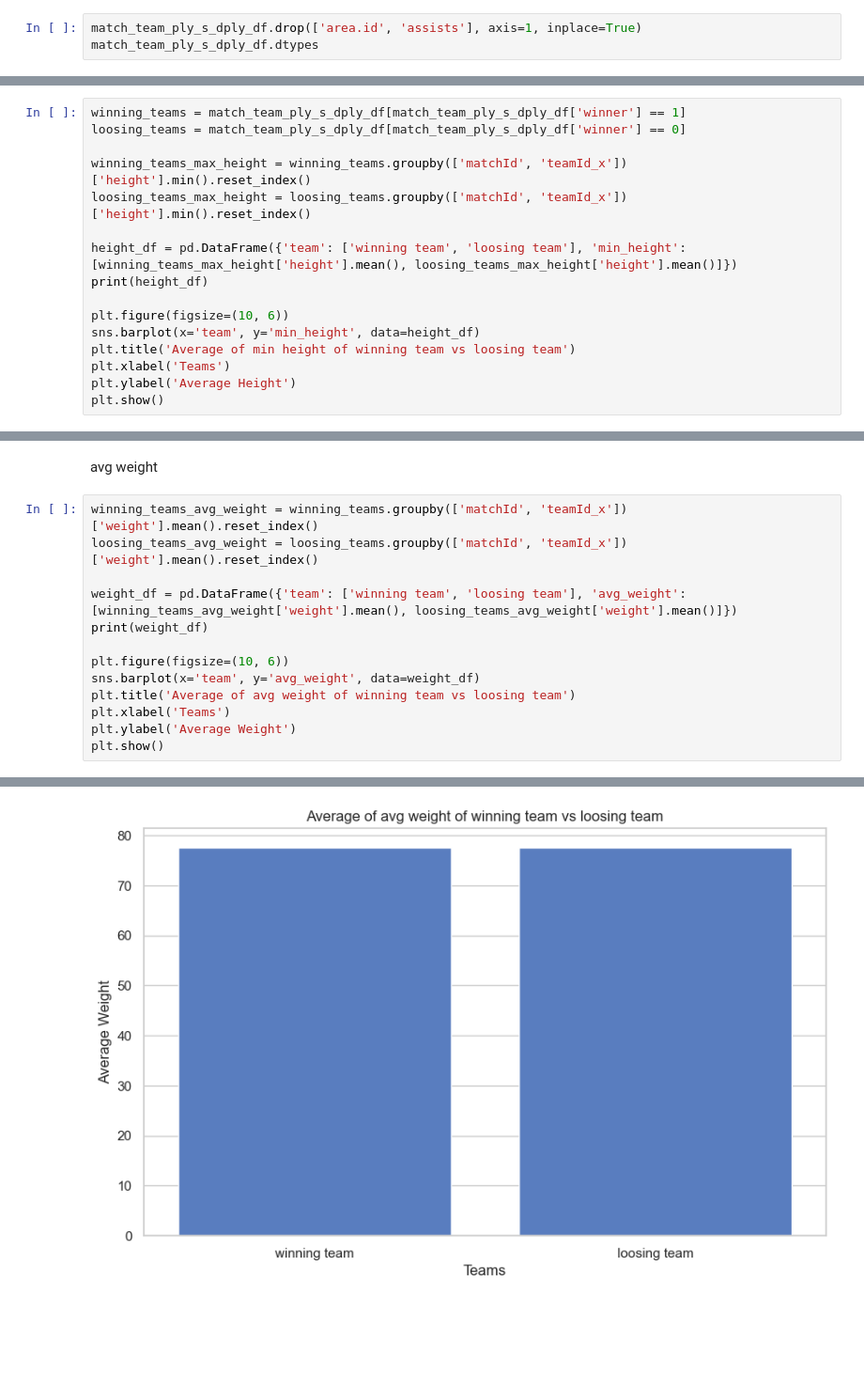
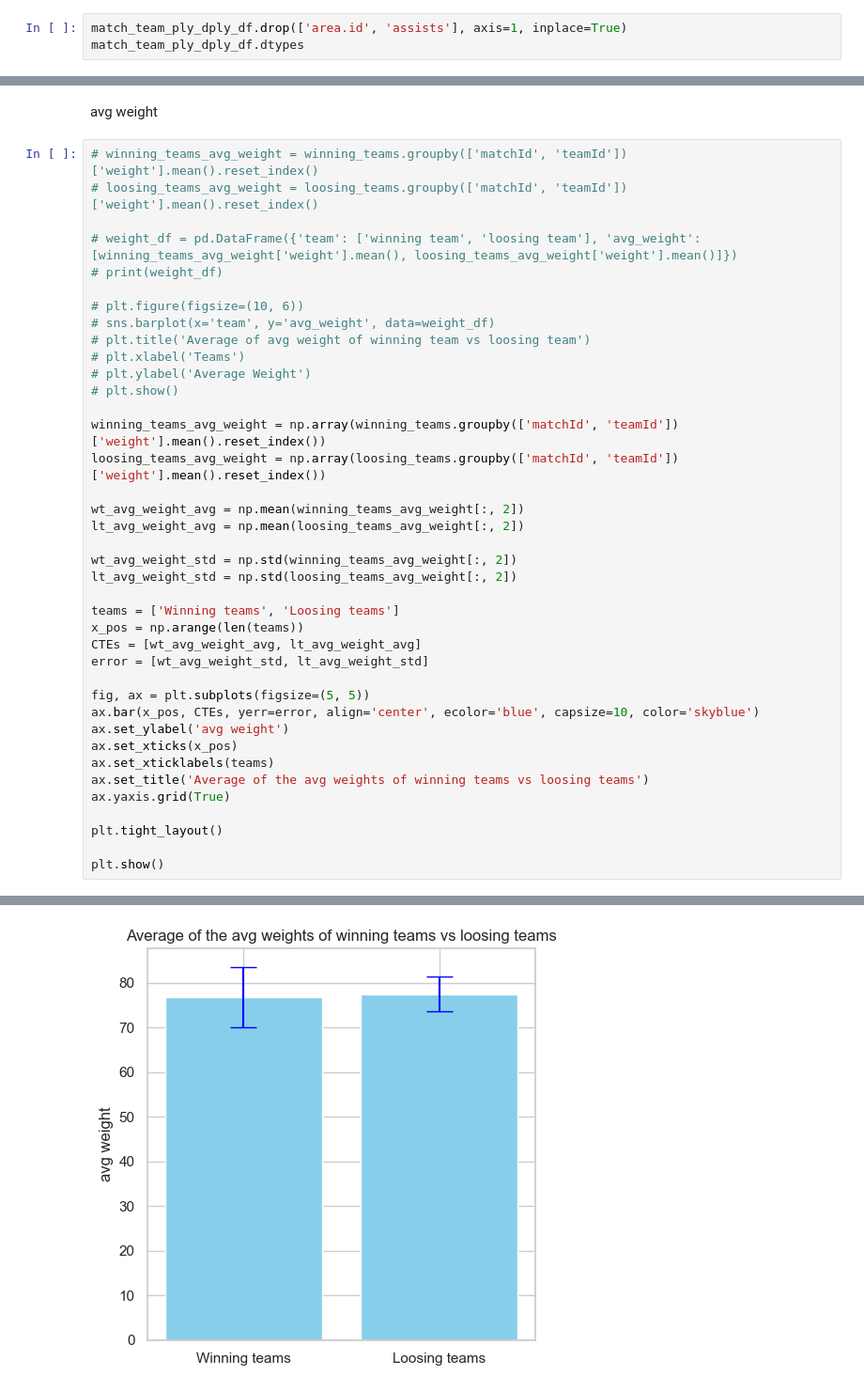
Before and after one commit to dilancroos/data_science_project, a Jupyter notebook: main.ipynb, the cells around one changed output, grey strips where cells are left out. Shown at 94% size. Drawn from its saved outputs; the diff is of its cells as text; blank space fills up the shorter version.

```diff
--- a/main.ipynb
+++ b/main.ipynb
@@ -406,7 +416,7 @@ Index(['status', 'roundId', 'gameweek', 'seasonId', 'dateutc', 'winner',
       dtype='object')
 # %%
-match_team_ply_s_dply_df.drop(['area.id', 'assists'], axis=1, inplace=True)
-match_team_ply_s_dply_df.dtypes
+match_team_ply_dply_df.drop(['area.id', 'assists'], axis=1, inplace=True)
+match_team_ply_dply_df.dtypes
 # %% [output]
 status                    object
 roundId                    int64
@@ -594,18 +872,2 @@ plt.show()
 # %% [markdown]
 min height
-# %%
-winning_teams = match_team_ply_s_dply_df[match_team_ply_s_dply_df['winner'] == 1]
-loosing_teams = match_team_ply_s_dply_df[match_team_ply_s_dply_df['winner'] == 0]
-
-winning_teams_max_height = winning_teams.groupby(['matchId', 'teamId_x'])['height'].min().reset_index()
-loosing_teams_max_height = loosing_teams.groupby(['matchId', 'teamId_x'])['height'].min().reset_index()
-
-height_df = pd.DataFrame({'team': ['winning team', 'loosing team'], 'min_height': [winning_teams_max_height['height'].mean(), loosing_teams_max_height['height'].mean()]})
-print(height_df)
-
-plt.figure(figsize=(10, 6))
-sns.barplot(x='team', y='min_height', data=height_df)
-plt.title('Average of min height of winning team vs loosing team')
-plt.xlabel('Teams')
-plt.ylabel('Average Height')
-plt.show()
@@ -677,16 +1056,42 @@ plt.show()
 # %% [markdown]
 avg weight
 # %%
-winning_teams_avg_weight = winning_teams.groupby(['matchId', 'teamId_x'])['weight'].mean().reset_index()
-loosing_teams_avg_weight = loosing_teams.groupby(['matchId', 'teamId_x'])['weight'].mean().reset_index()
+# winning_teams_avg_weight = winning_teams.groupby(['matchId', 'teamId'])['weight'].mean().reset_index()
+# loosing_teams_avg_weight = loosing_teams.groupby(['matchId', 'teamId'])['weight'].mean().reset_index()
 
-weight_df = pd.DataFrame({'team': ['winning team', 'loosing team'], 'avg_weight': [winning_teams_avg_weight['weight'].mean(), loosing_teams_avg_weight['weight'].mean()]})
-print(weight_df)
+# weight_df = pd.DataFrame({'team': ['winning team', 'loosing team'], 'avg_weight': [winning_teams_avg_weight['weight'].mean(), loosing_teams_avg_weight['weight'].mean()]})
+# print(weight_df)
 
-plt.figure(figsize=(10, 6))
-sns.barplot(x='team', y='avg_weight', data=weight_df)
-plt.title('Average of avg weight of winning team vs loosing team')
-plt.xlabel('Teams')
-plt.ylabel('Average Weight')
+# plt.figure(figsize=(10, 6))
+# sns.barplot(x='team', y='avg_weight', data=weight_df)
+# plt.title('Average of avg weight of winning team vs loosing team')
+# plt.xlabel('Teams')
+# plt.ylabel('Average Weight')
+# plt.show()
+
+winning_teams_avg_weight = np.array(winning_teams.groupby(['matchId', 'teamId'])['weight'].mean().reset_index())
+loosing_teams_avg_weight = np.array(loosing_teams.groupby(['matchId', 'teamId'])['weight'].mean().reset_index())
+
+wt_avg_weight_avg = np.mean(winning_teams_avg_weight[:, 2])
+lt_avg_weight_avg = np.mean(loosing_teams_avg_weight[:, 2])
+
+wt_avg_weight_std = np.std(winning_teams_avg_weight[:, 2])
+lt_avg_weight_std = np.std(loosing_teams_avg_weight[:, 2])
+
+teams = ['Winning teams', 'Loosing teams']
+x_pos = np.arange(len(teams))
+CTEs = [wt_avg_weight_avg, lt_avg_weight_avg]
+error = [wt_avg_weight_std, lt_avg_weight_std]
+
+fig, ax = plt.subplots(figsize=(5, 5))
+ax.bar(x_pos, CTEs, yerr=error, align='center', ecolor='blue', capsize=10, color='skyblue')
+ax.set_ylabel('avg weight')
+ax.set_xticks(x_pos)
+ax.set_xticklabels(teams)
+ax.set_title('Average of the avg weights of winning teams vs loosing teams')
+ax.yaxis.grid(True)
+
+plt.tight_layout()
+
 plt.show()
 # %% [output]
@@ -696 +1098 @@ plt.show()
-[figure, old version]
+[figure, new version]
```
Also changed, not shown: parts of 60 cells of this notebook.
